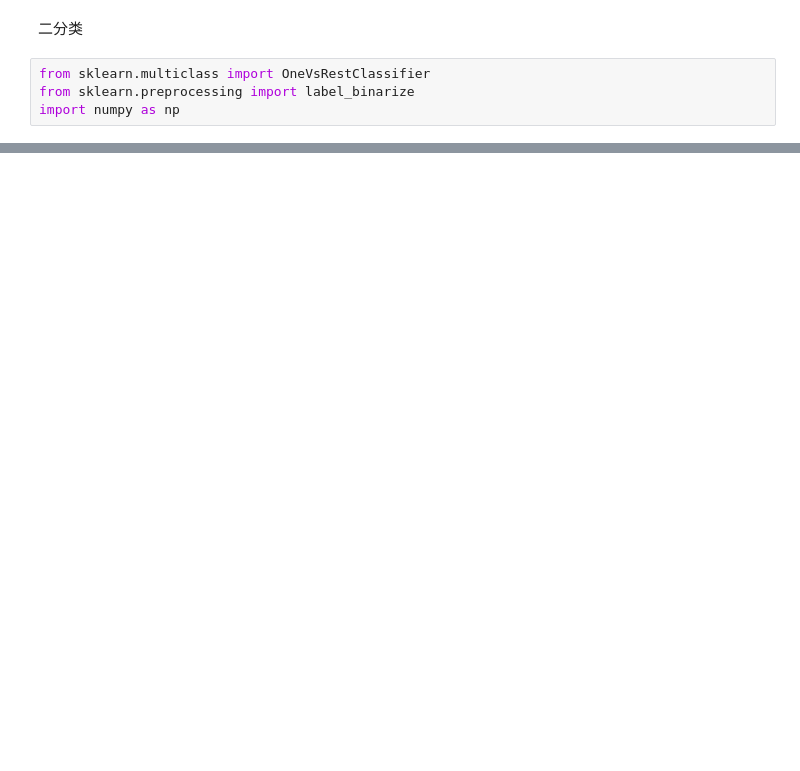
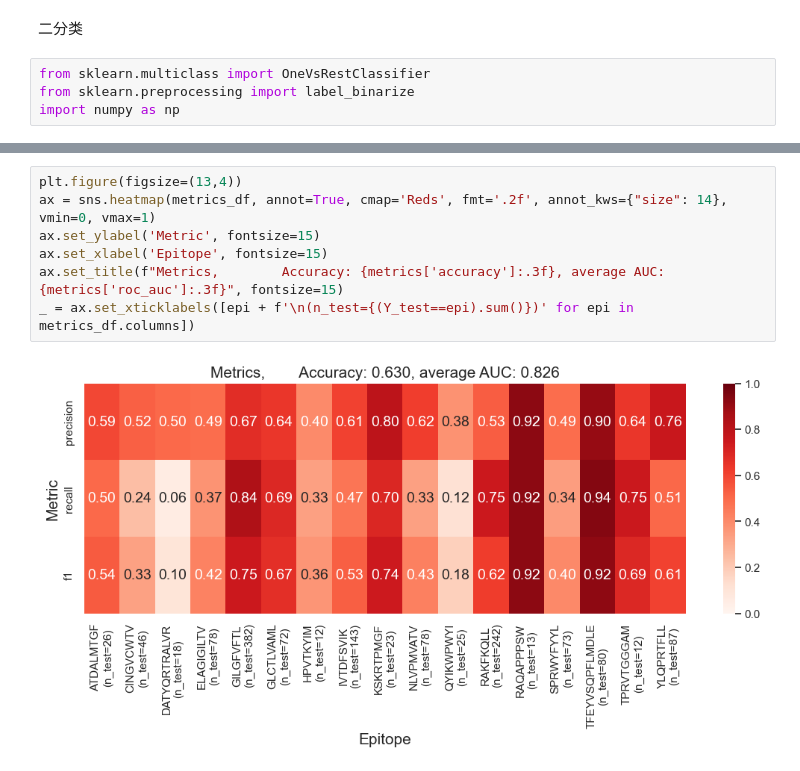
Before and after one commit to UoB-DSMP-2023-24/dsmp-2024-group-14, a Jupyter notebook: tcrdist_preprocess+knn.ipynb, the cells around one changed output, grey strips where cells are left out. Saved outputs shown, nothing was run; the diff lists cells and outputs as text; blank space fills up the shorter version.

```diff
--- a/tcrdist_preprocess+knn.ipynb
+++ b/tcrdist_preprocess+knn.ipynb
@@ -414,0 +584,9 @@ print(results_df)
+# %%
+plt.figure(figsize=(13,4))
+ax = sns.heatmap(metrics_df, annot=True, cmap='Reds', fmt='.2f', annot_kws={"size": 14}, vmin=0, vmax=1)
+ax.set_ylabel('Metric', fontsize=15)
+ax.set_xlabel('Epitope', fontsize=15)
+ax.set_title(f"Metrics,        Accuracy: {metrics['accuracy']:.3f}, average AUC: {metrics['roc_auc']:.3f}", fontsize=15)
+_ = ax.set_xticklabels([epi + f'\n(n_test={(Y_test==epi).sum()})' for epi in metrics_df.columns])
+# %% [output]
+[figure, added]
```
Also changed, not shown: parts of 21 cells of this notebook.
